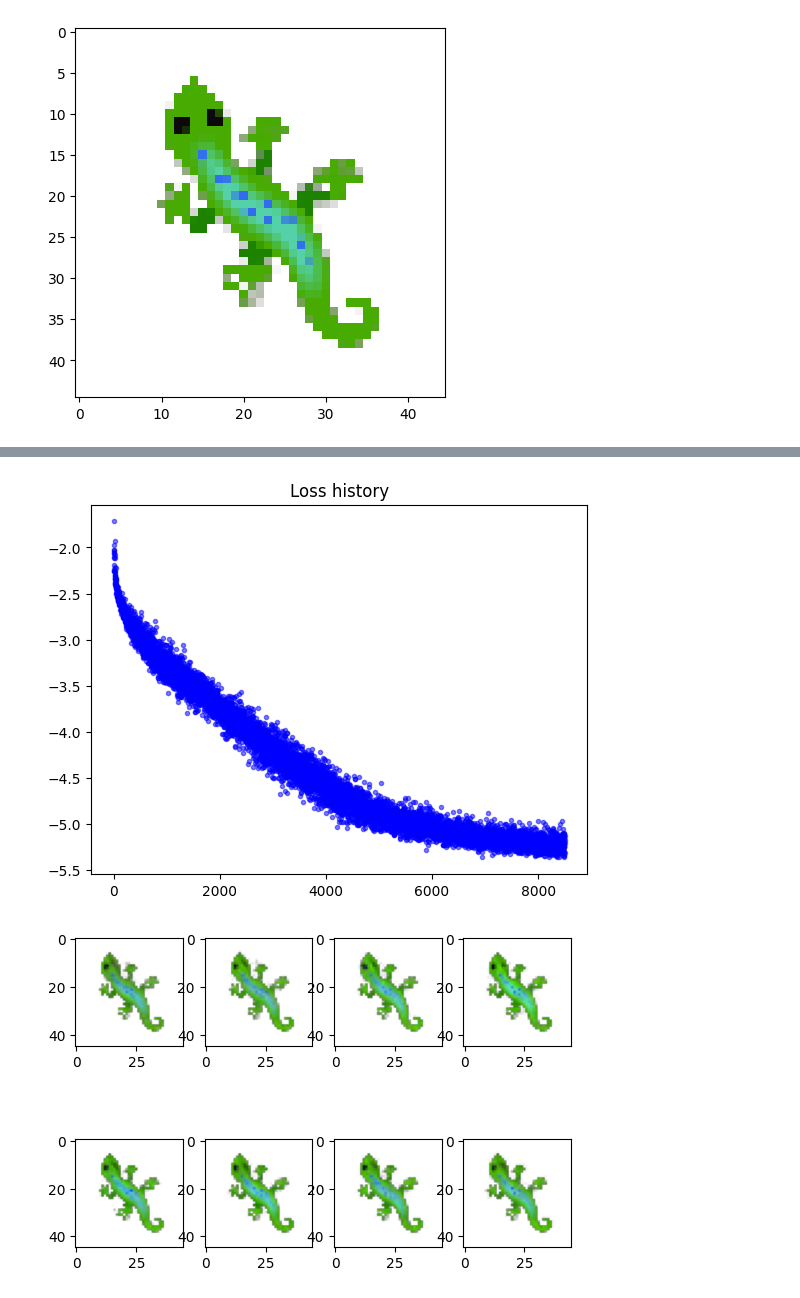
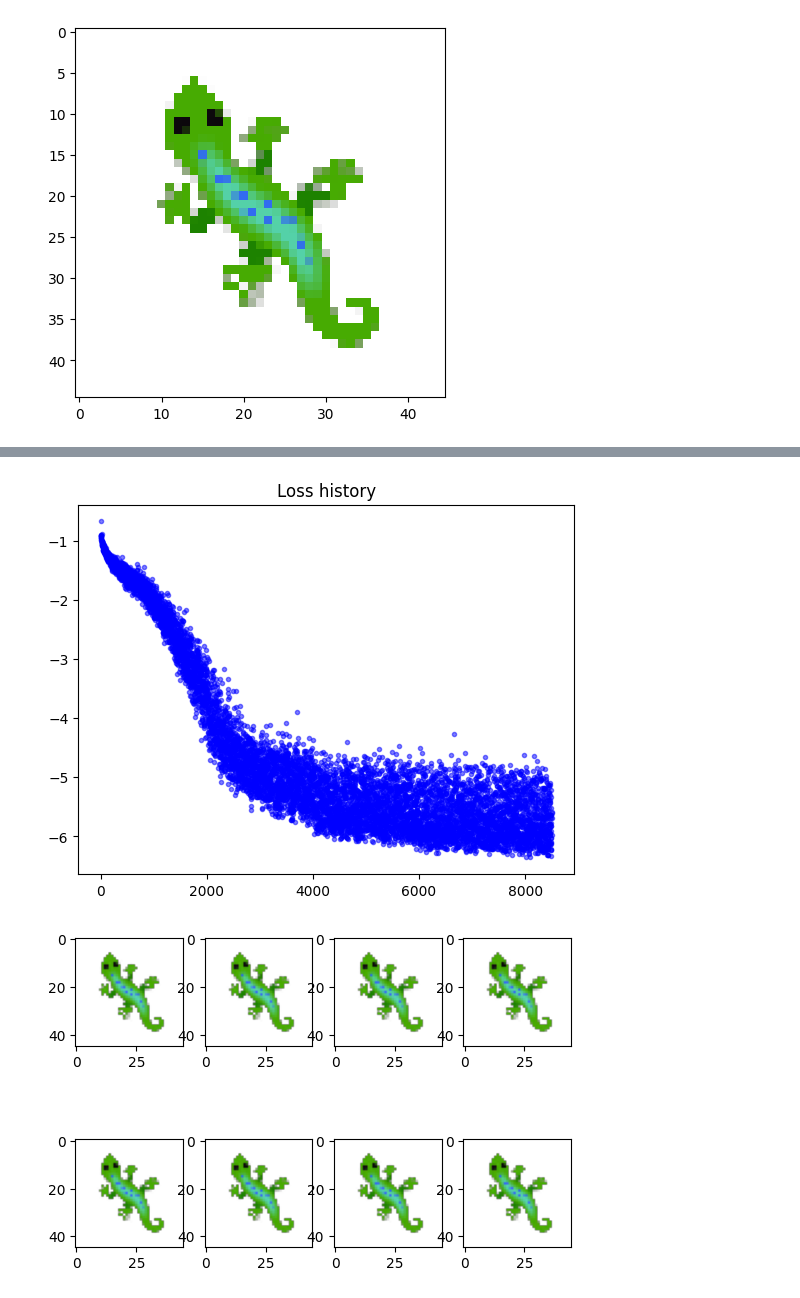
Before and after one commit to lshofsl/Advanced-topics-in-PoD-project-, a Jupyter notebook: EBM_NCA_baseline.ipynb, the cells around one changed output, grey strips where cells are left out. Cells and saved outputs as stored; diff of their text form; code cells hidden in the pictures.

```diff
--- a/EBM_NCA_baseline.ipynb
+++ b/EBM_NCA_baseline.ipynb
@@ -243,7 +243,7 @@ for i in range(TRAINING_ITERS + 1):
     pixel_loss = (x[:, :4, :, :] - base).pow(2).mean(dim=[1, 2, 3])
     edge_loss = (perchannel_conv(base, filters) - perchannel_conv(x[:, :4, :, :], filters)).pow(2).mean(dim=[1, 2, 3])
 
-    per_sample_loss = pixel_loss + 0.1 * edge_loss
+    per_sample_loss = pixel_loss + 0.5 * edge_loss
     loss = per_sample_loss.mean()
 
     # 4. Optimization step
@@ -297,35 +297,35 @@ for i in range(TRAINING_ITERS + 1):
             pca.fit(pooled)
 
     # 7. Visualization & Checkpointing
     if i % 100 == 0:
         print(f"Training iter {i}, loss = {loss.item():.5f}")
         plt.clf()
         clear_output()
         plt.figure(1, figsize=(10, 4))
         plt.title('Loss history')
         plt.plot(loss_log, '.', alpha=0.5, color="b")
         utils.show_batch(x[2:10])
         plt.show(block=False)
         plt.pause(0.01)
 
         display(HTML(style))
         torch.save(nca.state_dict(), f"Trained_models/{name}.pth")
 
     # 8. Store PCA projections
     if pca is not None and i % 10 == 0:
         with torch.no_grad():
             grid0_hidden = hidden[0]
             grid0_alive = (visible[0, 3] > 0.1).cpu().numpy()
 
             h_grid_flat = grid0_hidden.permute(1, 2, 0).reshape(-1, n_hid).detach().cpu().numpy()
             proj = pca.transform(h_grid_flat)
             PC1_map = proj[:, 0].reshape(H, W)
             PC2_map = proj[:, 1].reshape(H, W)
 
             pca_maps.append((i, PC1_map, PC2_map, grid0_alive))
 # %% [output]
-[figure, old version]
+[figure, new version]
-[figure, old version]
+[figure, new version]
 # %%
 
 pooled = np.concatenate(hidden_layers, axis=0)
```
Also changed, not shown: parts of 5 cells of this notebook.
